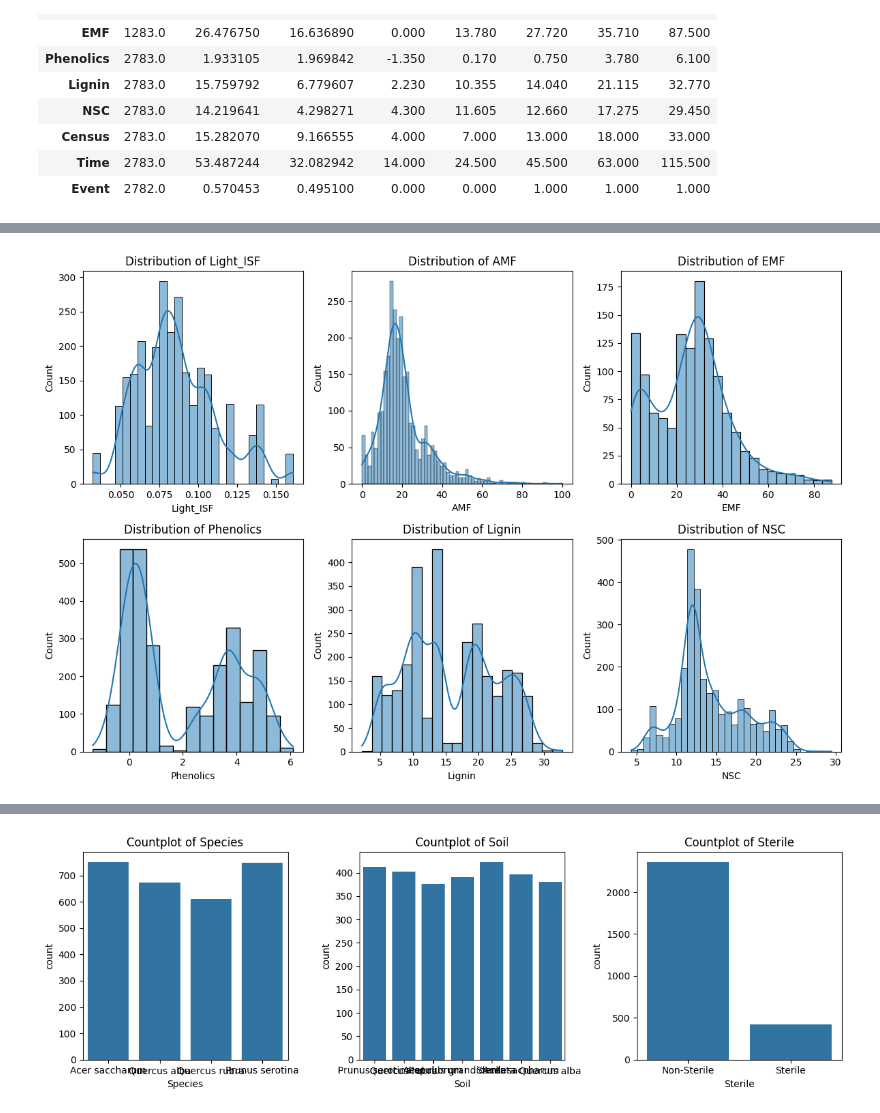
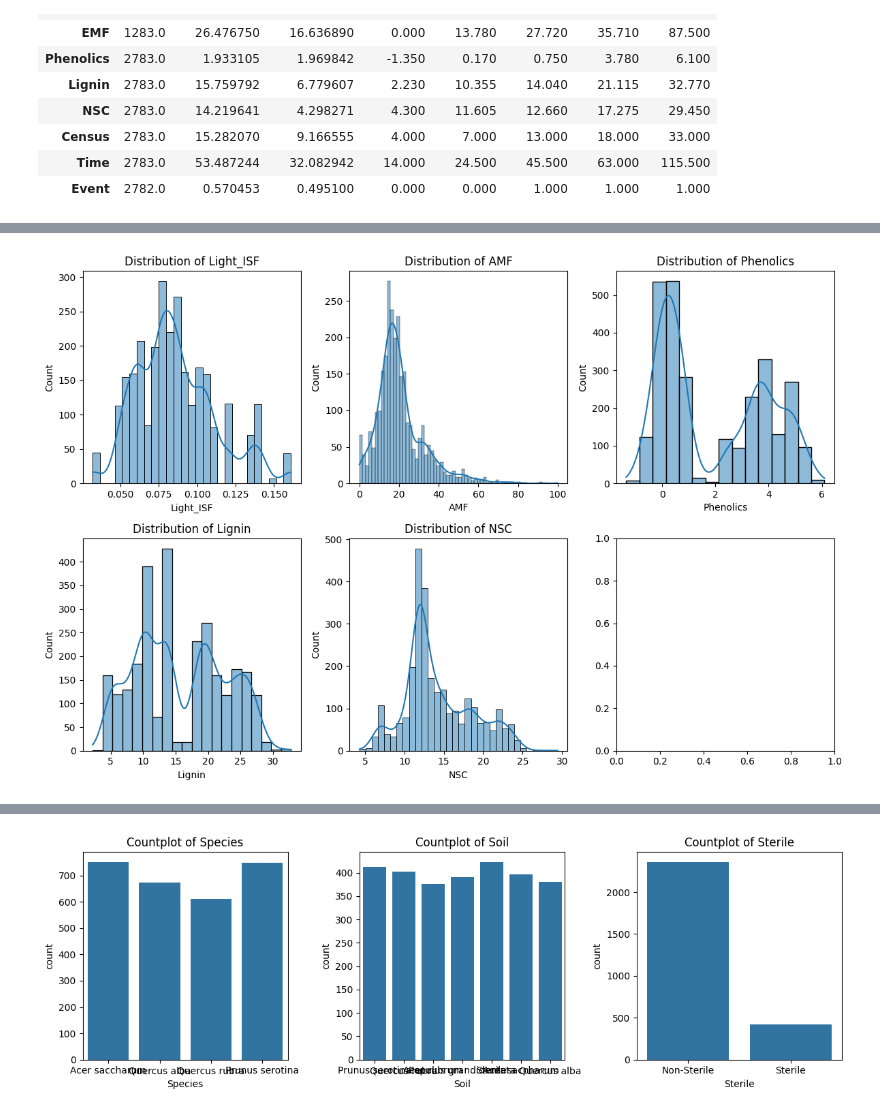
Before and after one commit to andres-go/computer-inteligence, a Jupyter notebook: notebooks/1.pipelines.ipynb, the cells around one changed output, grey strips where cells are left out. Drawn from its saved outputs; the diff is of its cells as text; code cells hidden in the pictures.

```diff
--- a/notebooks/1.pipelines.ipynb
+++ b/notebooks/1.pipelines.ipynb
@@ -112,15 +113,15 @@ This leaves us with the following features:
 
 As for the target we picked 'Alive' instead of 'Event' since in this analysis we only care about wether the tree survived or not, we're not analysing the time component.
 # %%
-numerical_cols = ['Light_ISF', 'AMF', 'EMF', 'Phenolics', 'Lignin', 'NSC']
+numerical_cols = ['Light_ISF', 'AMF', 'Phenolics', 'Lignin', 'NSC']
 
 fig, axs = plt.subplots(2, 3, figsize=(12, 8))
 
 for ax, col in zip(axs.ravel(), numerical_cols):
     sns.histplot(data[col], kde=True, ax=ax)
     ax.set_title(f'Distribution of {col}')
 
 
 fig.tight_layout()
 # %% [output]
-[figure, old version]
+[figure, new version]
```
Also changed, not shown: parts of 22 cells of this notebook.
